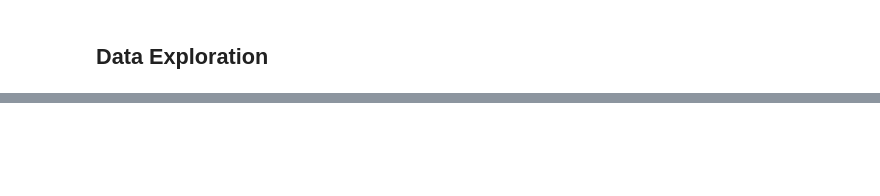
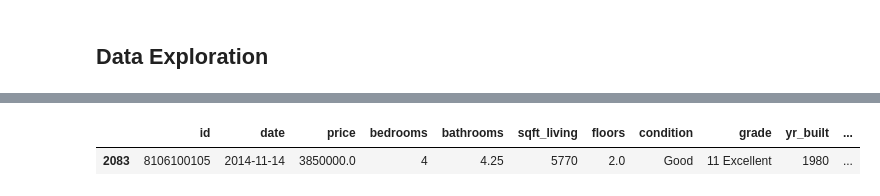
Before and after one commit to epradojr/King-County-House-Sales, a Jupyter notebook: notebooks/ep_nb.ipynb, the cells around one changed output, grey strips where cells are left out. Cells and saved outputs as stored; diff of their text form; code cells hidden in the pictures; blank space fills up the shorter version.

```diff
--- a/notebooks/ep_nb.ipynb
+++ b/notebooks/ep_nb.ipynb
@@ -211,0 +290,2 @@ Name: grade, dtype: int64
+# %%
+df = pd.read_csv('../data/kc_house_data.csv')
@@ -211,0 +342,2 @@ Name: grade, dtype: int64
+# %%
+df_clean = clean_df(df)
@@ -211,0 +364,5 @@ Name: grade, dtype: int64
+# %%
+df_clean[df_clean['price'] == 3850000.0]
+# %% [output]
+|  | id | date | price | bedrooms | bathrooms | sqft_living | floors | condition | grade | yr_built | ... |
+| 2083 | 8106100105 | 2014-11-14 | 3850000.0 | 4 | 4.25 | 5770 | 2.0 | Good | 11 Excellent | 1980 | ... |
```
Also changed, not shown: parts of 51 cells of this notebook, 1 other file.
